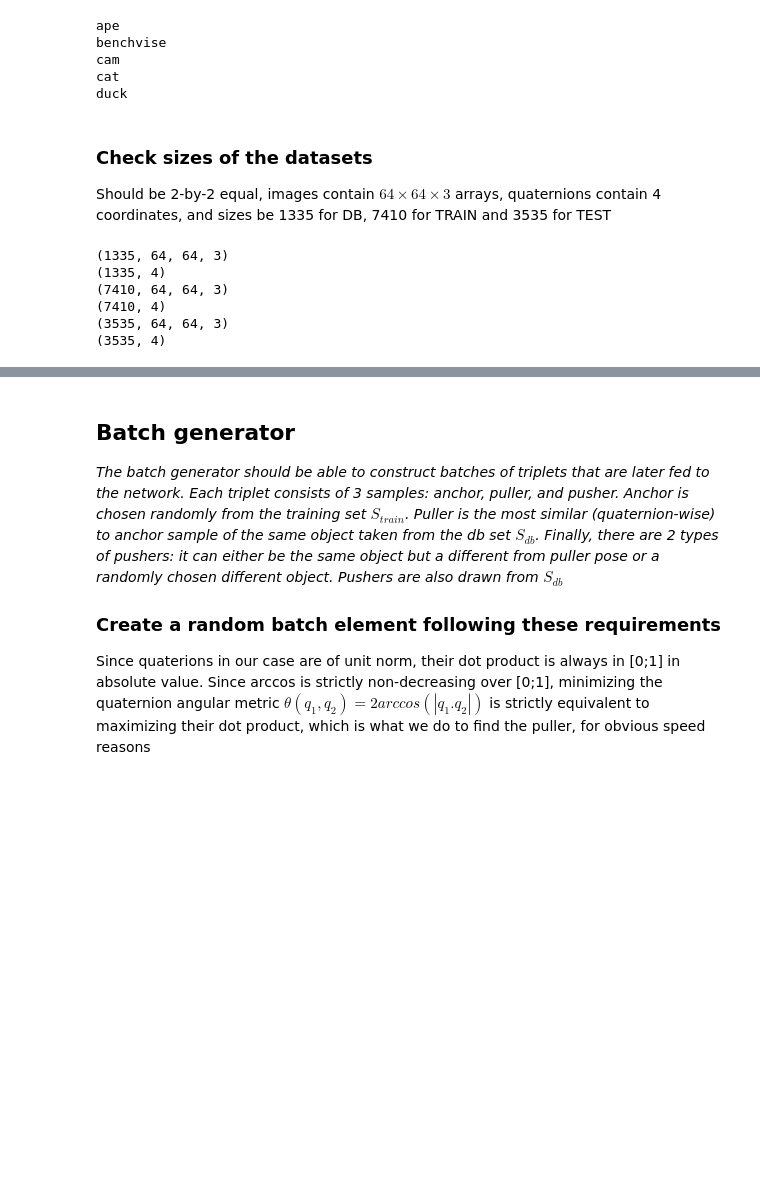
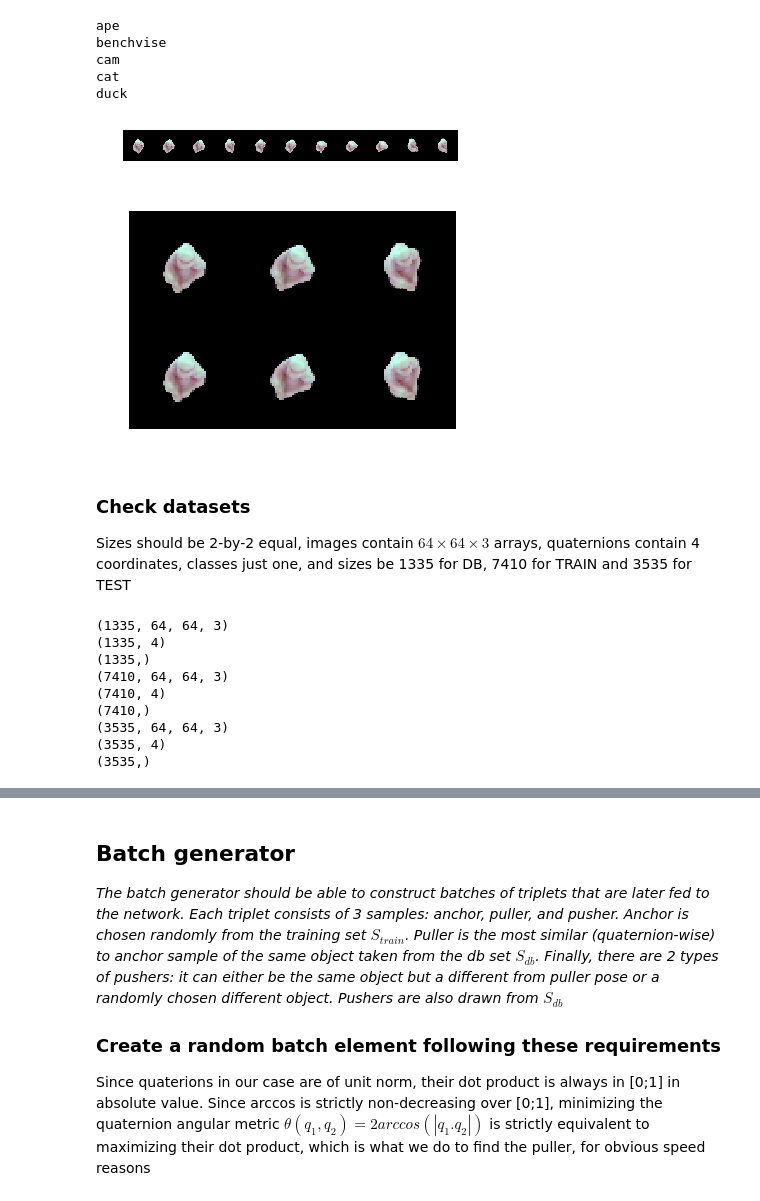
Before and after one commit to Zhuyue0324/TDCV, a Jupyter notebook: ex3/TDCVex3.ipynb, the cells around one changed output, grey strips where cells are left out. Cells and saved outputs as stored; diff of their text form; code cells hidden in the pictures; blank space fills up the shorter version.

```diff
--- a/ex3/TDCVex3.ipynb
+++ b/ex3/TDCVex3.ipynb
@@ -57,15 +56,18 @@ def read_folder(folder_path, mask=[], direct=False):
 ### Testing the above functions
 # %%
 for i in range(1): # just to avoid creating useless global variables
-    i1, q1 = read_folder(props.DATA_ROOT + 'coarse/ape/')
-    i2, q2 = read_folder(props.DATA_ROOT + 'coarse/ape/', [2,3,5,7,9])
-    i3, q3 = read_folder(props.DATA_ROOT + 'coarse/ape/', [2,3,5,7,9], True)
+    i1, q1, l1 = read_folder(props.DATA_ROOT + 'coarse/ape/', 0)
+    i2, q2, l2 = read_folder(props.DATA_ROOT + 'coarse/ape/', 0, [2,3,5,7,9])
+    i3, q3, l3 = read_folder(props.DATA_ROOT + 'coarse/ape/', 0, [2,3,5,7,9], True)
     print (len(i1))
     print (len(i2))
     print (len(i3))
     print (len(q1))
     print (len(q2))
     print (len(q3))
+    print (len(l1))
+    print (len(l2))
+    print (len(l3))
     print (q2[0])
     print (np.shape(i2[0]))
     #print(i2[0][::8,::8,:])
@@ -125,8 +124,9 @@ subset of the real folder) and database set $S_{db}$ ("coarse" folder)_
 class Dataset:
 
     def __init__(self):
-        self.images = []
-        self.quats = []
+        self.images = [] # pictures
+        self.quats = [] # poses of each picture
+        self.classes = [] # classes of each picture
     """ >> TODO make these work
     def add_image(img, quat, self):
         self.images.append(img)
@@ -158,13 +158,14 @@ TRAIN_MASK = [int(s) for s in open(props.DATA_ROOT + 'real/training_split.txt')\
 # %% [output]
 [WARNING] Remove real/duck/real1178-1252, we don't have their poses!
 # %%
-for class_name in CLASSES:
+for class_index in range(len(CLASSES)):
+    class_name = CLASSES[class_index]
     print(class_name)
-    img_db, quat_db = read_folder(props.DATA_ROOT + 'coarse/' + class_name + '/')
-    img_fn, quat_fn = read_folder(props.DATA_ROOT + 'fine/' + class_name + '/')
-    img_tn, quat_tn = read_folder(props.DATA_ROOT + 'real/' + class_name + '/',
+    img_db, quat_db, c_db = read_folder(props.DATA_ROOT + 'coarse/' + class_name + '/', class_index)
+    img_fn, quat_fn, c_fn = read_folder(props.DATA_ROOT + 'fine/' + class_name + '/', class_index)
+    img_tn, quat_tn, c_tn = read_folder(props.DATA_ROOT + 'real/' + class_name + '/', class_index,
                                  TRAIN_MASK, True)
-    img_ts, quat_ts = read_folder(props.DATA_ROOT + 'real/' + class_name + '/',
+    img_ts, quat_ts, c_ts = read_folder(props.DATA_ROOT + 'real/' + class_name + '/', class_index,
                                  TRAIN_MASK, False)
 
 
@@ -172,39 +173,59 @@ for class_name in CLASSES:
         S_DB.images.append(img)
     for quat in quat_db:
         S_DB.quats.append(quat)
+    for c in c_db:
+        S_DB.classes.append(c)
     for img in img_fn:
         S_TRAIN.images.append(img)
     for quat in quat_fn:
         S_TRAIN.quats.append(quat)
+    for c in c_fn:
+        S_TRAIN.classes.append(c)
     for img in img_tn:
         S_TRAIN.images.append(img)
     for quat in quat_tn:
         S_TRAIN.quats.append(quat)
+    for c in c_tn:
+        S_TRAIN.classes.append(c)
     for img in img_ts:
         S_TEST.images.append(img)
     for quat in quat_ts:
         S_TEST.quats.append(quat)
+    for c in c_ts:
+        S_TEST.classes.append(c)
 # %% [output]
 ape
 benchvise
 cam
 cat
 duck
+# %%
+visualize(S_DB.images, [0, 1,2,3, 4, 5, 6, 7, 8, 9, 10])
+visualize(S_DB.images, [[1,2,3],[1,2,3]], props.DATA_PREP + "test.png")
+# %% [output]
+[figure, added]
+[figure, added]
 # %% [markdown]
-### Check sizes of the datasets
+### Check datasets
 
-Should be 2-by-2 equal, images contain $64 \times 64 \times 3$ arrays, quaternions contain 4 coordinates, and sizes be 1335 for DB, 7410 for TRAIN and 3535 for TEST
+Sizes should be 2-by-2 equal, images contain $64 \times 64 \times 3$ arrays, quaternions contain 4 coordinates, classes just one, and sizes be 1335 for DB, 7410 for TRAIN and 3535 for TEST
 # %%
 print (np.shape(S_DB.images))
 print (np.shape(S_DB.quats))
+print (np.shape(S_DB.classes))
 print (np.shape(S_TRAIN.images))
 print (np.shape(S_TRAIN.quats))
+print (np.shape(S_TRAIN.classes))
 print (np.shape(S_TEST.images))
 print (np.shape(S_TEST.quats))
+print (np.shape(S_TEST.classes))
 # %% [output]
 (1335, 64, 64, 3)
 (1335, 4)
+(1335,)
 (7410, 64, 64, 3)
 (7410, 4)
+(7410,)
 (3535, 64, 64, 3)
 (3535, 4)
+(3535,)
```
Also changed, not shown: parts of 14 cells of this notebook.
